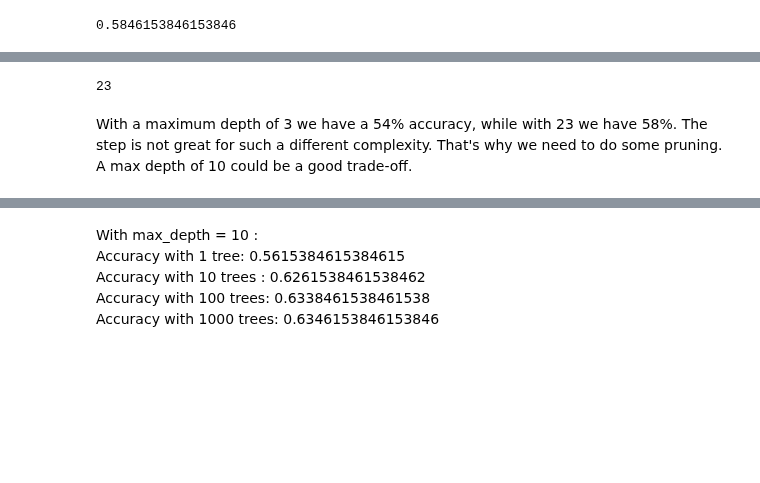
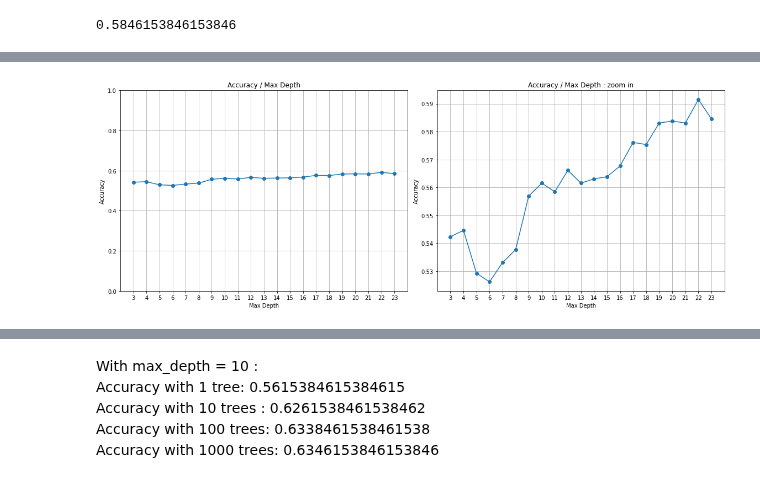
Before and after one commit to dmml-heriot-watt/group-coursework-dmml_cw, a Jupyter notebook: notebooks/DecisionTreeQuality.ipynb, the cells around one changed output, grey strips where cells are left out. Saved outputs shown, nothing was run; the diff lists cells and outputs as text; code cells hidden in the pictures; blank space fills up the shorter version.

```diff
--- a/notebooks/DecisionTreeQuality.ipynb
+++ b/notebooks/DecisionTreeQuality.ipynb
@@ -56,6 +75,23 @@ plt.show()
-# %%
-tree.tree_.max_depth
-# %% [output]
-23
-# %% [markdown]
-With a maximum depth of 3 we have a 54% accuracy, while with 23 we have 58%. The step is not great for such a different complexity.  That's why we need to do some pruning. A max depth of 10 could be a good trade-off.
+# %%
+plt.figure(figsize = (16,6))
+plt.subplot(122)
+plt.plot(range(3, 24), acc_plt, marker='o')
+plt.title('Accuracy / Max Depth : zoom in')
+plt.xlabel('Max Depth')
+plt.ylabel('Accuracy')
+plt.grid(True)
+plt.xticks(range(3, 24, 1))
+
+plt.subplot(121)
+plt.plot(range(3, 24), acc_plt, marker='o')
+plt.title('Accuracy / Max Depth')
+plt.xlabel('Max Depth')
+plt.ylabel('Accuracy')
+plt.grid(True)
+plt.xticks(range(3, 24, 1))
+plt.ylim(0, 1)
+
+plt.tight_layout()
+plt.show()
+# %% [output]
+[figure, added]
```
Also changed, not shown: parts of 27 cells of this notebook.
